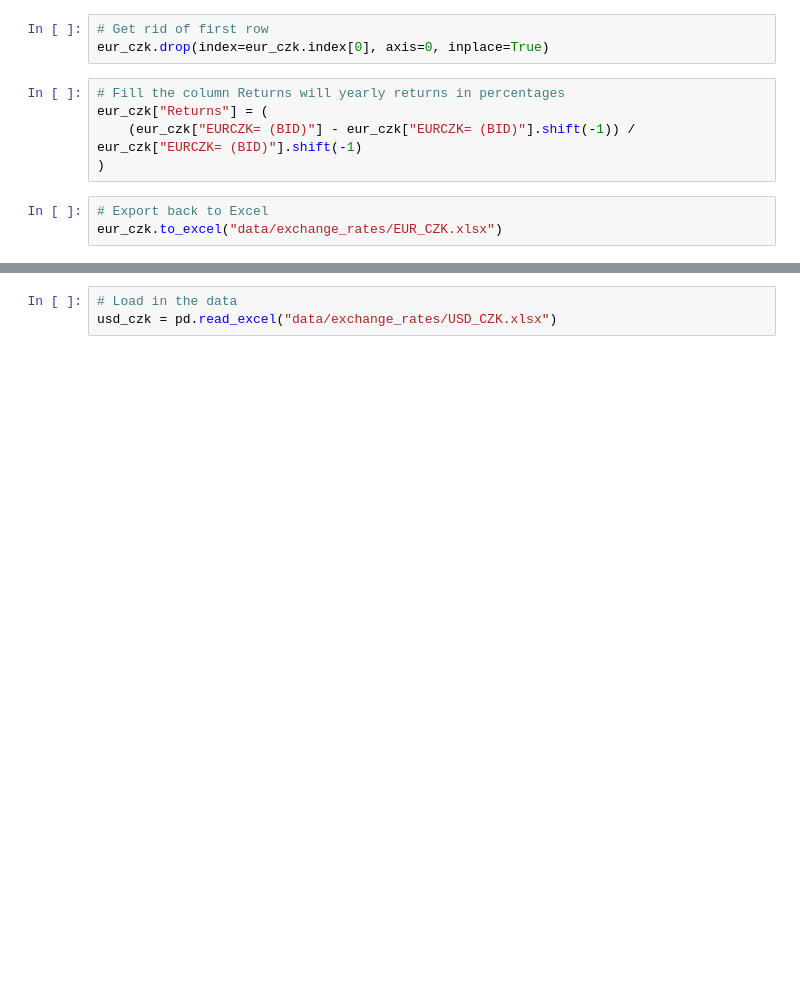
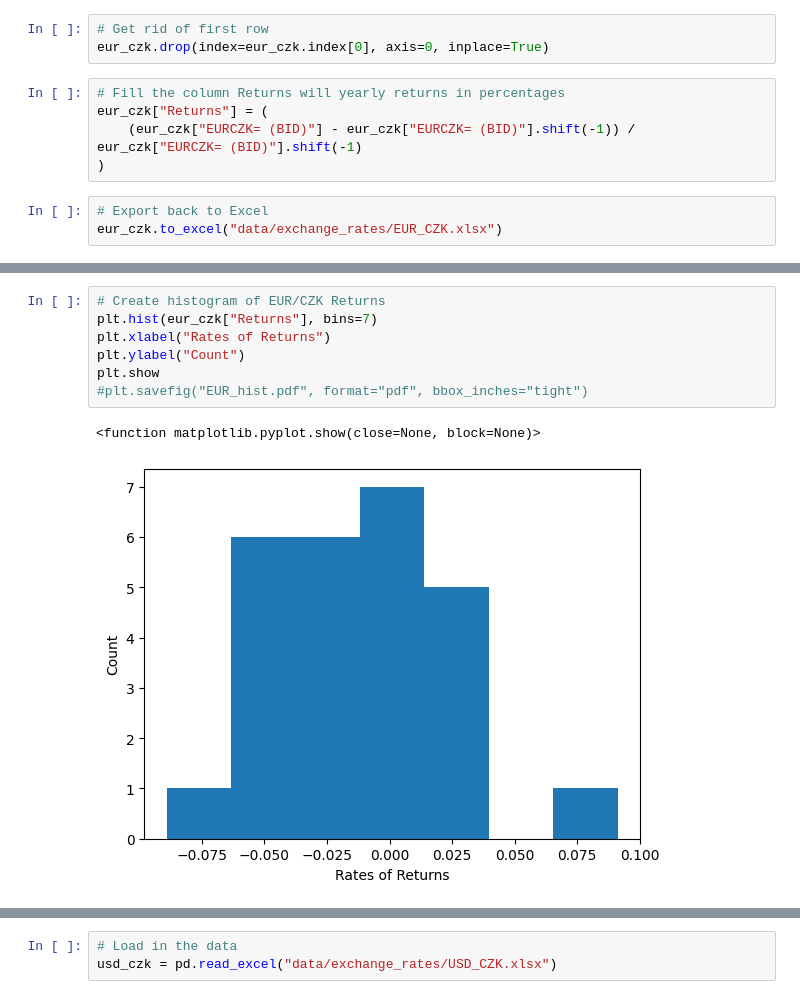
Before and after one commit to JachymS/FIRE_Rule_from_a_Perspective_of_a_Czech_Retail_Investor, a Jupyter notebook: Exchange_rate_processing.ipynb, the cells around one changed output, grey strips where cells are left out. Drawn from its saved outputs; the diff is of its cells as text; blank space fills up the shorter version.

```diff
--- a/Exchange_rate_processing.ipynb
+++ b/Exchange_rate_processing.ipynb
@@ -26,0 +36,10 @@ eur_czk.to_excel("data/exchange_rates/EUR_CZK.xlsx")
+# %%
+# Create histogram of EUR/CZK Returns
+plt.hist(eur_czk["Returns"], bins=7)
+plt.xlabel("Rates of Returns")
+plt.ylabel("Count")
+plt.show
+#plt.savefig("EUR_hist.pdf", format="pdf", bbox_inches="tight")
+# %% [output]
+<function matplotlib.pyplot.show(close=None, block=None)>
+[figure, added]
```
Also changed, not shown: parts of 9 cells of this notebook, 12 other files.
